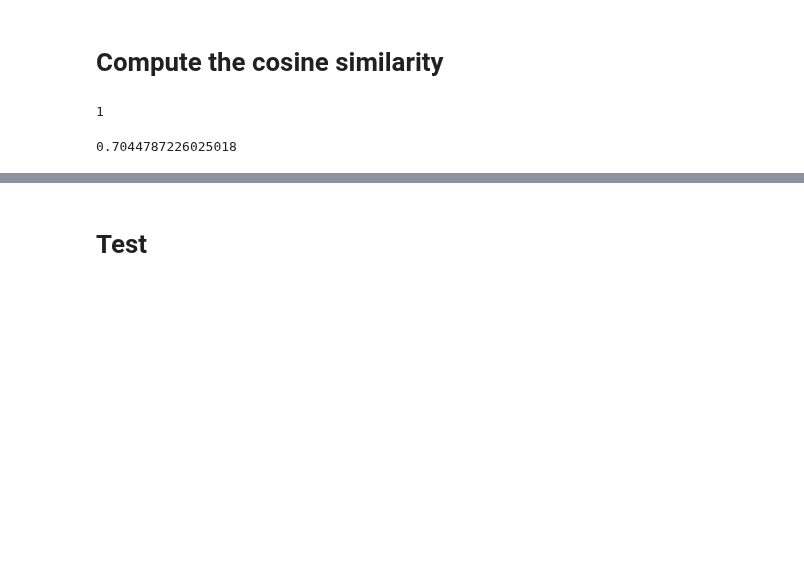
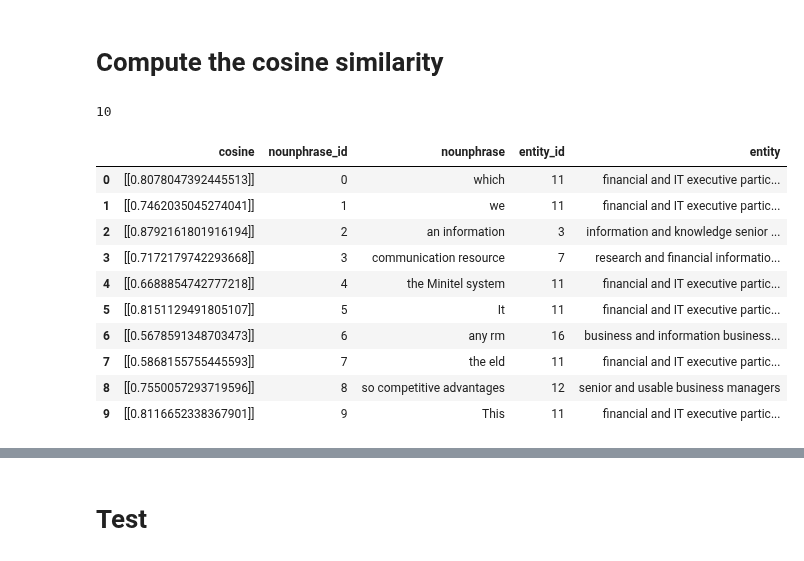
Before and after one commit to Heity94/TWSM_Lab, a Jupyter notebook: Project/Notebooks/Ontology_Glove.ipynb, the cells around one changed output, grey strips where cells are left out. Saved outputs shown, nothing was run; the diff lists cells and outputs as text; code cells hidden in the pictures; blank space fills up the shorter version.

```diff
--- a/Project/Notebooks/Ontology_Glove.ipynb
+++ b/Project/Notebooks/Ontology_Glove.ipynb
@@ -276,12 +280,22 @@ def cosine_similarity(embedding_nounphrase, embedding_entity):
   return df
 # %%
-test_np = embedding_nounphrase[:1]
-test_entity = embedding_entity[:10]
+test_np = embedding_nounphrase[:10]
+test_entity = embedding_entity[:20]
 len(test_np)
 # %% [output]
-1
+10
-# %%
-cosine = np.dot(embedding_nounphrase[40], embedding_entity[3])/(norm(embedding_nounphrase[40])*norm(embedding_entity[3]))
-cosine
-# %% [output]
-0.7044787226025018
+# %%
+test = computing_cosine(test_np, test_entity, nounphrases_188["noun_phrases"], ontology_syn_ds_unique["synonym"])
+test
+# %% [output]
+|  | cosine | nounphrase_id | nounphrase | entity_id | entity |
+| 0 | [[0.8078047392445513]] | 0 | which | 11 | financial and IT executive partic... |
+| 1 | [[0.7462035045274041]] | 1 | we | 11 | financial and IT executive partic... |
+| 2 | [[0.8792161801916194]] | 2 | an information | 3 | information and knowledge senior ... |
+| 3 | [[0.7172179742293668]] | 3 | communication resource | 7 | research and financial informatio... |
+| 4 | [[0.6688854742777218]] | 4 | the Minitel system | 11 | financial and IT executive partic... |
+| 5 | [[0.8151129491805107]] | 5 | It | 11 | financial and IT executive partic... |
+| 6 | [[0.5678591348703473]] | 6 | any rm | 16 | business and information business... |
+| 7 | [[0.5868155755445593]] | 7 | the eld | 11 | financial and IT executive partic... |
+| 8 | [[0.7550057293719596]] | 8 | so competitive advantages | 12 | senior and usable business managers |
+| 9 | [[0.8116652338367901]] | 9 | This | 11 | financial and IT executive partic... |
```
Also changed, not shown: parts of 15 cells of this notebook.
